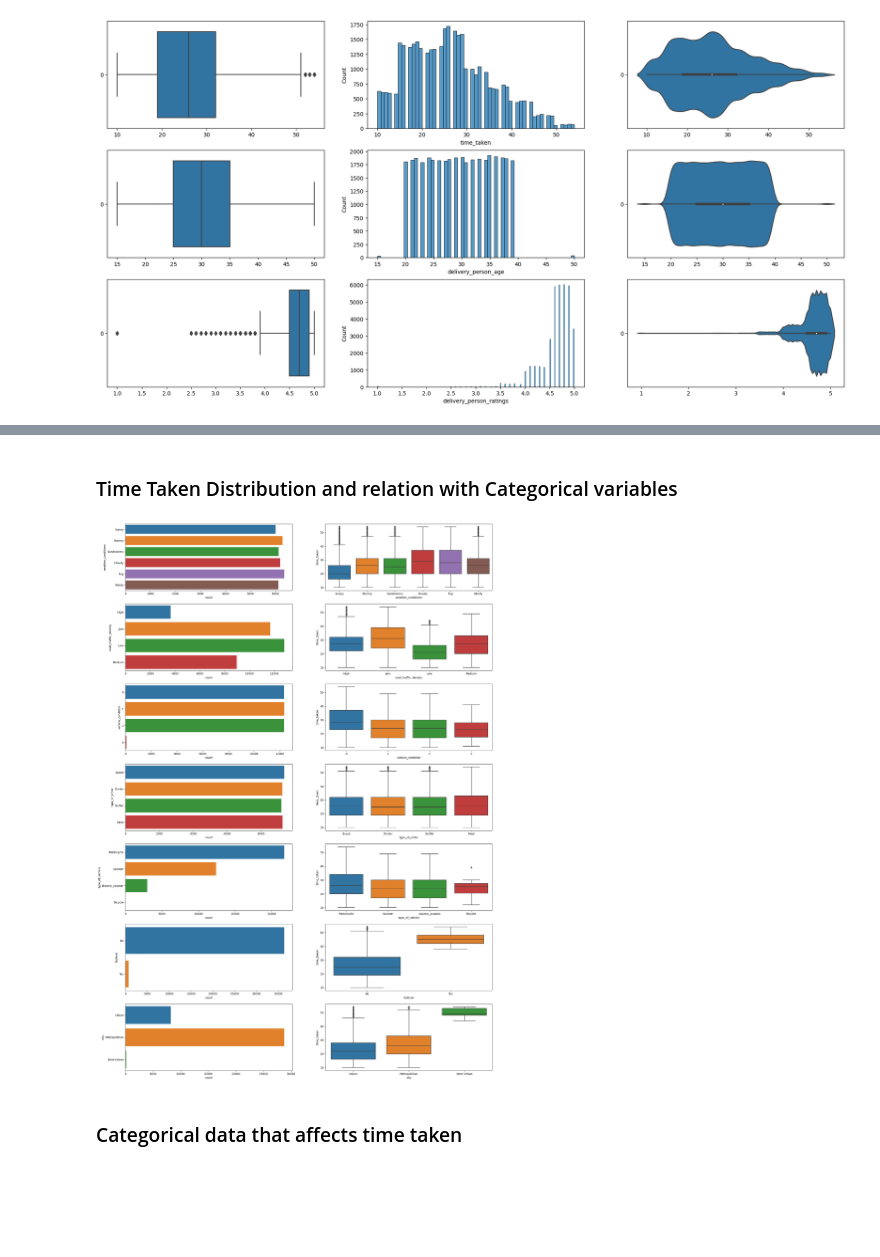
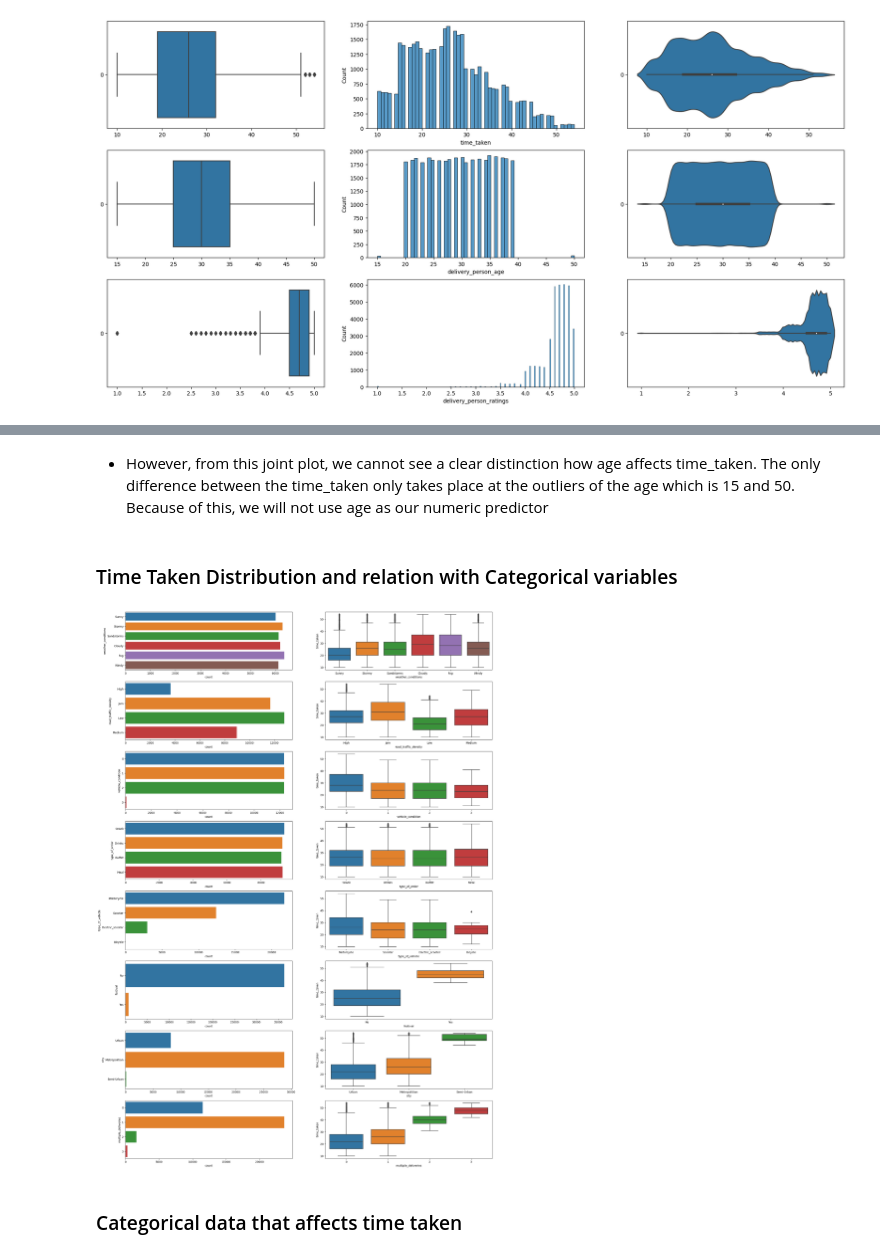
Before and after one commit to BryMat24/IE0005, a Jupyter notebook: notebook.ipynb, the cells around one changed output, grey strips where cells are left out. Saved outputs shown, nothing was run; the diff lists cells and outputs as text; code cells hidden in the pictures; blank space fills up the shorter version.

```diff
--- a/notebook.ipynb
+++ b/notebook.ipynb
@@ -456,7 +488,7 @@ df.to_csv(r'train_cleaned.csv', index=False)
 # %% [markdown]
 # 2. EXPLANATORY DATA ANALYSIS
 # %%
-df_clean = pd.read_csv('https://raw.githubusercontent.com/BryMat24/IE0005/main/train_cleaned.csv')
+df_clean = pd.read_csv('https://raw.githubusercontent.com/BryMat24/IE0005/main/data_clean.csv')
 df_clean.head()
 # %% [output]
 |  | delivery_person_age | delivery_person_ratings | restaurant_latitude | restaurant_longitude | ... |
@@ -544,26 +580,30 @@ This is an intuitive result because delivering multiple orders in a single trip
+# %% [markdown]
+- However, from this joint plot, we cannot see a clear distinction how age affects time_taken. The only difference between the time_taken only takes place at the outliers of the age which is 15 and 50. Because of this, we will not use age as our numeric predictor
+# %%
+df_clean = df_clean.drop('delivery_person_age', axis=1)
 # %% [markdown]
 ### Time Taken Distribution and relation with Categorical variables
 # %%
-catDF = pd.DataFrame(df_clean[['weather_conditions', 'road_traffic_density', 'vehicle_condition', 'type_of_order', 'type_of_vehicle', 'festival', 'city']])
+catDF = pd.DataFrame(df_clean[['weather_conditions', 'road_traffic_density', 'vehicle_condition', 'type_of_order', 'type_of_vehicle', 'festival', 'city', 'multiple_deliveries']])
 # %%
 import seaborn as sb
 import matplotlib.pyplot as plt
 
-categoricalData = ['weather_conditions', 'road_traffic_density', 'vehicle_condition', 'type_of_order', 'type_of_vehicle', 'festival', 'city']
+categoricalData = ['weather_conditions', 'road_traffic_density', 'vehicle_condition', 'type_of_order', 'type_of_vehicle', 'festival', 'city', 'multiple_deliveries']
 
 # Create subplots
 f, axes = plt.subplots(len(categoricalData), 2, figsize=(24, 36))
 
 for count, var in enumerate(categoricalData):
     # Create countplot
     sb.countplot(y=var, data=catDF, ax=axes[count, 0], orient="v")
 
     # Create boxplot
     sb.boxplot(data=df_clean, x=var, y='time_taken', ax=axes[count, 1])
 
 plt.show()
 # %% [output]
-[figure, old version]
+[figure, new version]
 # %% [markdown]
 ### Categorical data that affects time taken
 # %% [markdown]
```
Also changed, not shown: parts of 26 cells of this notebook.
